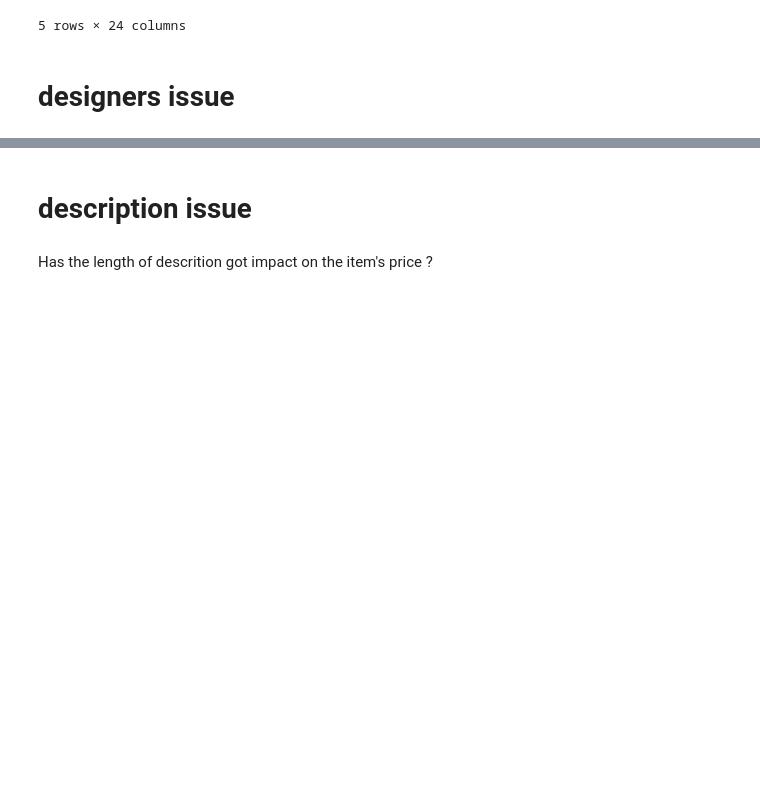
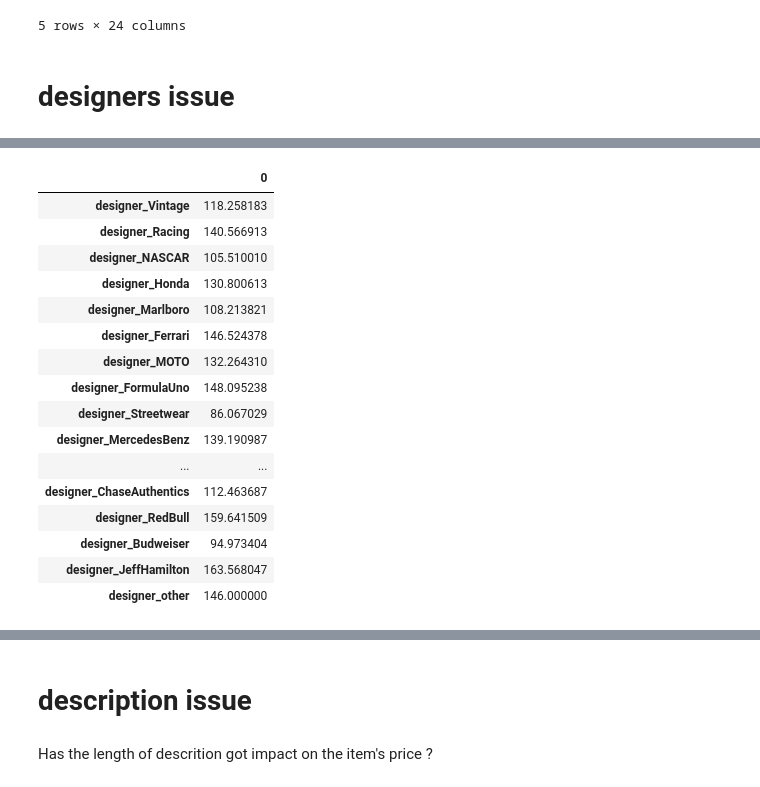
Before and after one commit to kgudalewski/grailed_sales_analysis, a Jupyter notebook: Grailed_data_initial_analysis.ipynb, the cells around one changed output, grey strips where cells are left out. Cells and saved outputs as stored; diff of their text form; code cells hidden in the pictures; blank space fills up the shorter version.

```diff
--- a/Grailed_data_initial_analysis.ipynb
+++ b/Grailed_data_initial_analysis.ipynb
@@ -315,8 +317,27 @@ df = pd.concat([df,mlb_designers_df],axis=1).drop(columns=["designers"])
 # %%
 list_of_average_price = []
 for designer in columns_names:
   list_of_average_price.append(df.groupby(by=designer).sold_price.mean()[1])
-df_designer_avg_price = pd.DataFrame(list_of_average_price, index=columns_names,columns=["avg_sold_price"])
+df_designer_avg_price = pd.DataFrame(list_of_average_price, index=columns_names)
+df_designer_avg_price
+# %% [output]
+|  | 0 |
+| designer_Vintage | 118.258183 |
+| designer_Racing | 140.566913 |
+| designer_NASCAR | 105.510010 |
+| designer_Honda | 130.800613 |
+| designer_Marlboro | 108.213821 |
+| designer_Ferrari | 146.524378 |
+| designer_MOTO | 132.264310 |
+| designer_FormulaUno | 148.095238 |
+| designer_Streetwear | 86.067029 |
+| designer_MercedesBenz | 139.190987 |
+| ... | ... |
+| designer_ChaseAuthentics | 112.463687 |
+| designer_RedBull | 159.641509 |
+| designer_Budweiser | 94.973404 |
+| designer_JeffHamilton | 163.568047 |
+| designer_other | 146.000000 |
 # %%
 plt.figure(figsize=(12,5))
 sns.barplot(x=df_designer_avg_price.index,y=df_designer_avg_price.iloc[:,0])
```
Also changed, not shown: parts of 15 cells of this notebook.
